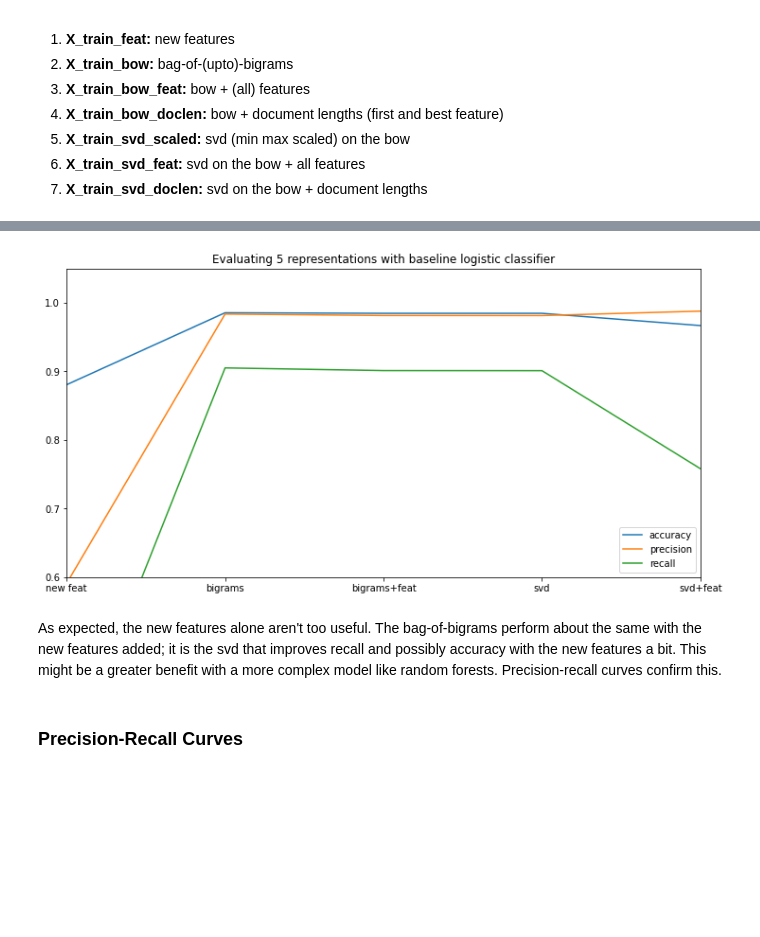
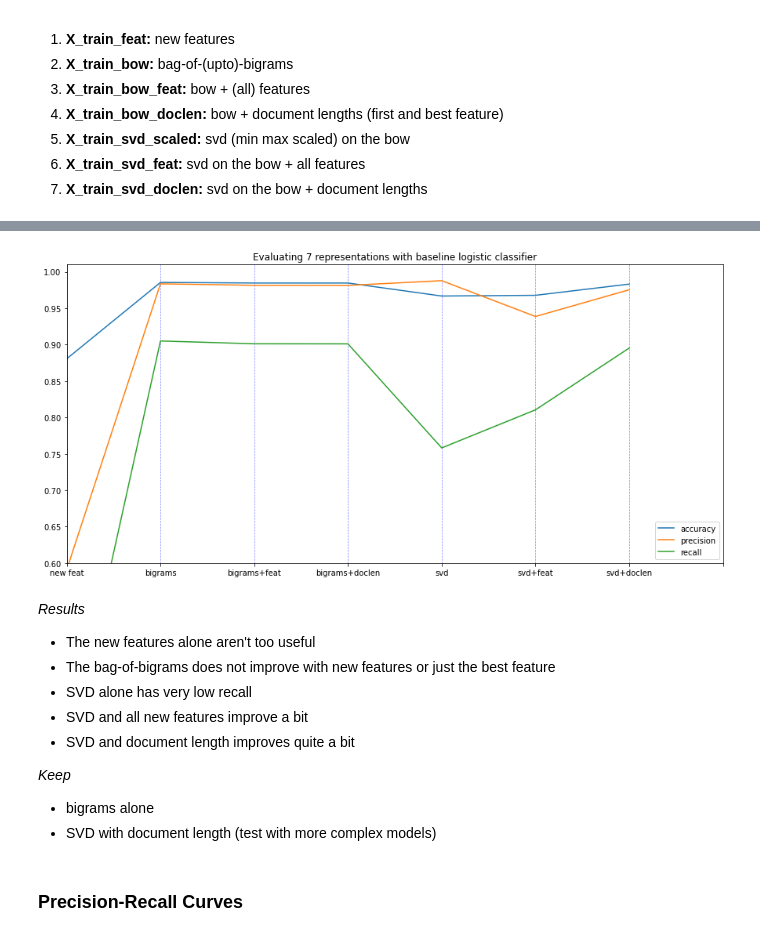
Before and after one commit to BigBangData/NaturalLanguageProcessing, a Jupyter notebook: TextAnalyticsWithR/08_ComparingRepresentations.ipynb, the cells around one changed output, grey strips where cells are left out. Saved outputs shown, nothing was run; the diff lists cells and outputs as text; code cells hidden in the pictures; blank space fills up the shorter version.

Commit message:
Add doclen to representations

```diff
--- a/TextAnalyticsWithR/08_ComparingRepresentations.ipynb
+++ b/TextAnalyticsWithR/08_ComparingRepresentations.ipynb
@@ -189,19 +189,37 @@ mean_recs  =  [round(np.mean(x),4) for x in df.loc[:,"recalls"]]
 # %%
 import matplotlib.pyplot as plt
 
-plt.figure(figsize=(12, 6))
+plt.figure(figsize=(15, 7))
 plt.plot(mean_accs, label="accuracy")
 plt.plot(mean_precs, label="precision")
 plt.plot(mean_recs, label="recall")
-plt.title('Evaluating 5 representations with baseline logistic classifier')
-plt.xticks(np.arange(5), ('new feat', 'bigrams', 'bigrams+feat', 'svd', 'svd+feat'))
+plt.title('Evaluating 7 representations with baseline logistic classifier')
+plt.xticks(np.arange(9), ('new feat',
+                          'bigrams',
+                          'bigrams+feat',
+                          'bigrams+doclen',
+                          'svd',
+                          'svd+feat',
+                          'svd+doclen'))
+plt.vlines(np.arange(9), ymin=.6, ymax=1.01, linestyle='dashed', colors='b', alpha=.5, linewidth=.7)
 plt.legend(loc="lower right")
-plt.axis([0, 4, 0.6, 1.05])
+plt.axis([0, 7, 0.6, 1.01])
 plt.show()
 # %% [output]
-[figure, old version]
+[figure, new version]
-# %% [markdown]
-As expected, the new features alone aren't too useful. The bag-of-bigrams perform about the same with the new features added; it is the svd that improves recall and possibly accuracy with the new features a bit. This might be a greater benefit with a more complex model like random forests. Precision-recall curves confirm this.
+# %% [markdown]
+*Results*
+
+- The new features alone aren't too useful
+- The bag-of-bigrams does not improve with new features or just the best feature
+- SVD alone has very low recall
+- SVD and all new features improve a bit
+- SVD and document length improves quite a bit
+
+*Keep*
+
+- bigrams alone
+- SVD with document length (test with more complex models)
 # %% [markdown]
 
 ### Precision-Recall Curves
```
Also changed, not shown: parts of 3 cells of this notebook, 1 other file.
